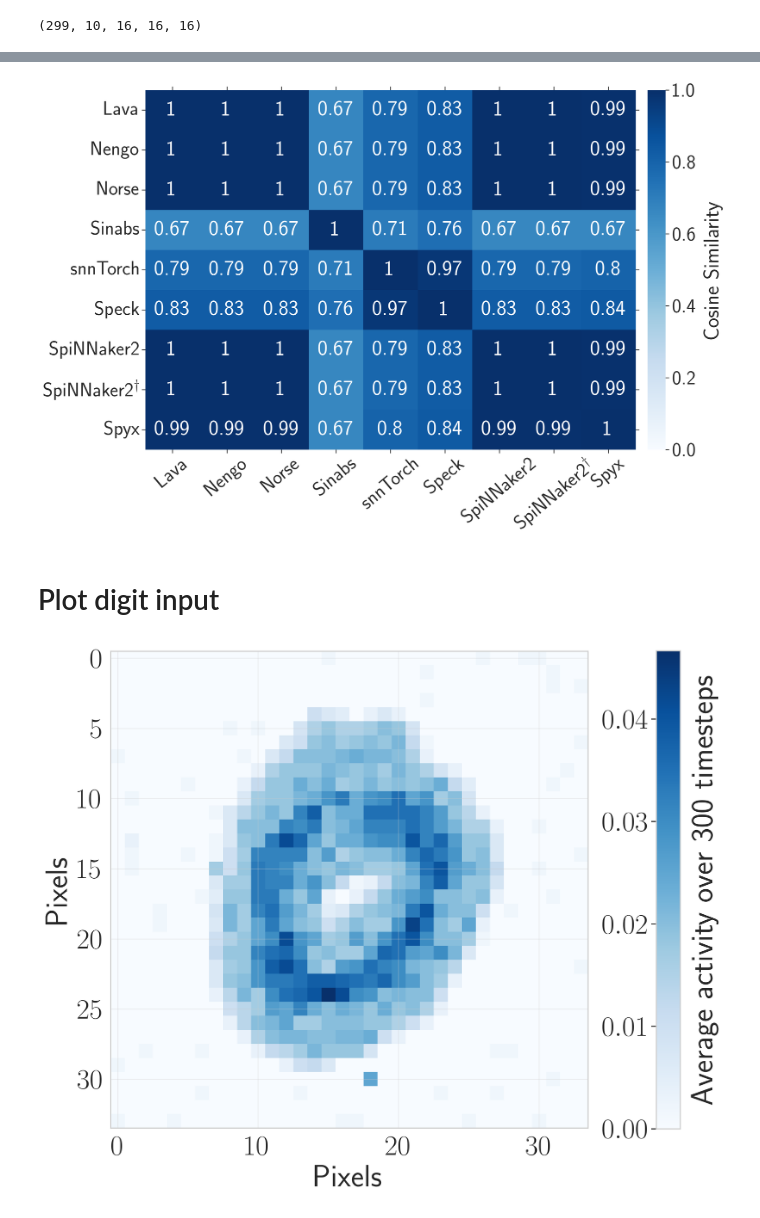
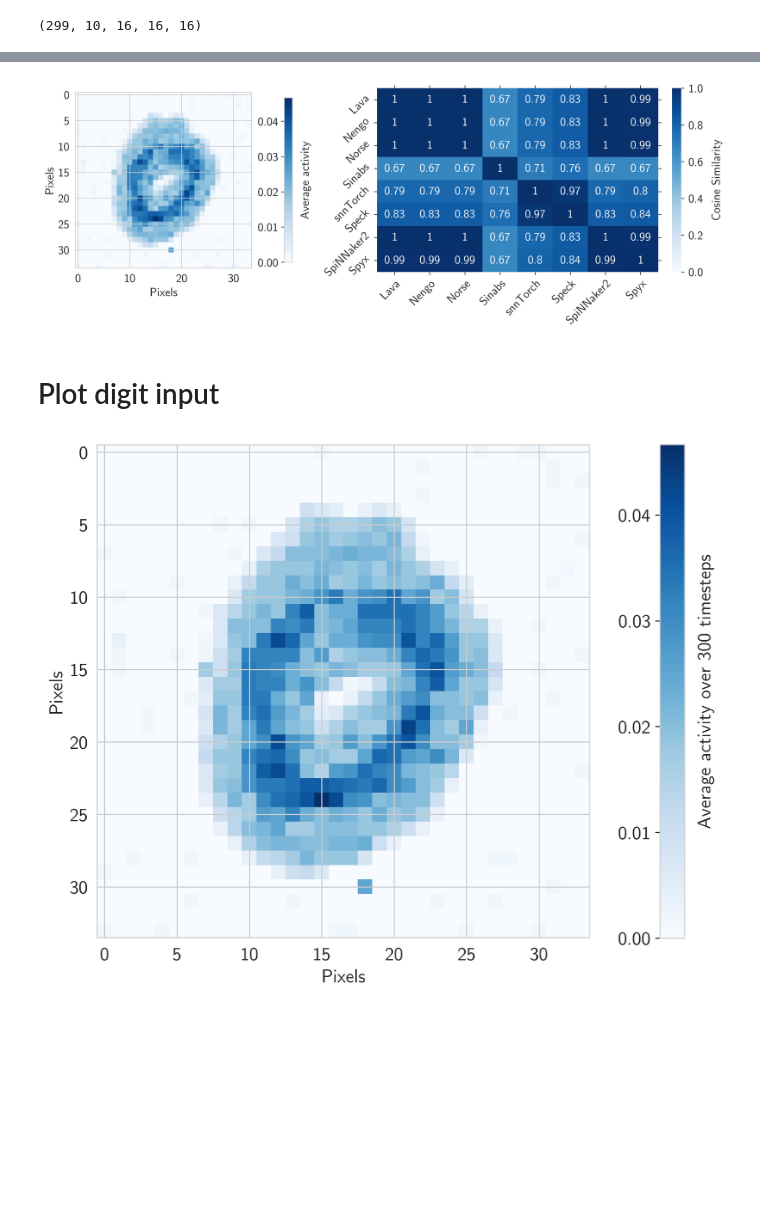
Before and after one commit to neuromorphs/NIR, a Jupyter notebook: paper/02_cnn/cnn_plots.ipynb, the cells around one changed output, grey strips where cells are left out. Cells and saved outputs as stored; diff of their text form; code cells hidden in the pictures; blank space fills up the shorter version.

Commit message:
Updated plots

```diff
--- a/paper/02_cnn/cnn_plots.ipynb
+++ b/paper/02_cnn/cnn_plots.ipynb
@@ -51,6 +44,7 @@ def format_name(x):
            )
 activities = [str(x.name) for x in pathlib.Path(".").glob("*activity.npy")]
 activities.remove("s2_brian2_uncorrected_activity.npy")
+activities.remove("s2_brian2_corrected_activity.npy")
 activities.remove("s2_uncorrected_activity.npy")
 names = [format_name(x) for x in activities]
 sort_idx = np.argsort([x.lower() for x in names])
@@ -98,20 +83,34 @@ divs
 # %%
-plt.style.use("../plots.mplstyle")
-seaborn.set_context("paper", font_scale=3)
 seaborn.set_style("whitegrid")
+font = {'family' : 'CMU Sans Serif',
+        'weight' : 'normal',
+        'size'   : 14}
 
-f, ax = plt.subplots(1, 1, figsize=(12, 8), dpi=300)
-seaborn.heatmap(divs.abs(), ax=ax, cmap="Blues", cbar_kws={"pad": 0.02}, annot=True, vmin=0)
+matplotlib.rc('font', **font)
+
+f, (ax2, ax) = plt.subplots(1, 2, figsize=(14, 4), dpi=300, width_ratios=[0.5, 0.8], gridspec_kw={"wspace": 0.3})
+# mask = np.flip(1 - np.triu(divs)).astype(np.int8)
+seaborn.heatmap(divs.abs(), ax=ax, cmap="Blues", cbar_kws={"pad": 0.04}, annot=True, vmin=0)
 ax.collections[0].colorbar.set_label("Cosine Similarity", labelpad=10)
 # ax.collections[0].colorbar.ax.yaxis.set_ticks_position("left")
 ax.collections[0].colorbar.ax.yaxis.set_major_formatter(matplotlib.ticker.FormatStrFormatter("%.1f"))
 ax.collections[0].colorbar.ax.tick_params(pad=5)
 ax.xaxis.set_ticks_position("both")
 ax.yaxis.set_ticks_position("both")
-ax.xaxis.set_tick_params(rotation=40)
+plt.setp(ax.get_xticklabels(), rotation=45, va="top", ha="right", rotation_mode="anchor")
+plt.setp(ax.get_yticklabels(), rotation=45, va="bottom", ha="right", rotation_mode="anchor")
+# ax.yaxis.set_tick_params(rotation=45)
+
+cax = ax2.imshow(np.load("val_numbers.npy").mean(0)[0].mean(0), cmap="Blues")
+cbar = f.colorbar(cax, fraction=0.038, pad=0.15)
+cbar.ax.yaxis.set_ticks_position('left')
+cbar.set_label("Average activity", labelpad=10)
+ax2.set_xlabel("Pixels")
+ax2.set_ylabel("Pixels")
+
 f.savefig("../figures/conv_similarity.pdf", bbox_inches="tight")
 # %% [output]
-[figure, old version]
+[figure, new version]
 # %% [markdown]
 # Plot digit input
 # %%
@@ -124,4 +123,4 @@ ax.set_xlabel("Pixels")
 ax.set_ylabel("Pixels")
 f.savefig("../figures/nmnist_zero.pdf", bbox_inches="tight")
 # %% [output]
-[figure, old version]
+[figure, new version]
```
Also changed, not shown: parts of 5 cells of this notebook, 11 other files.
